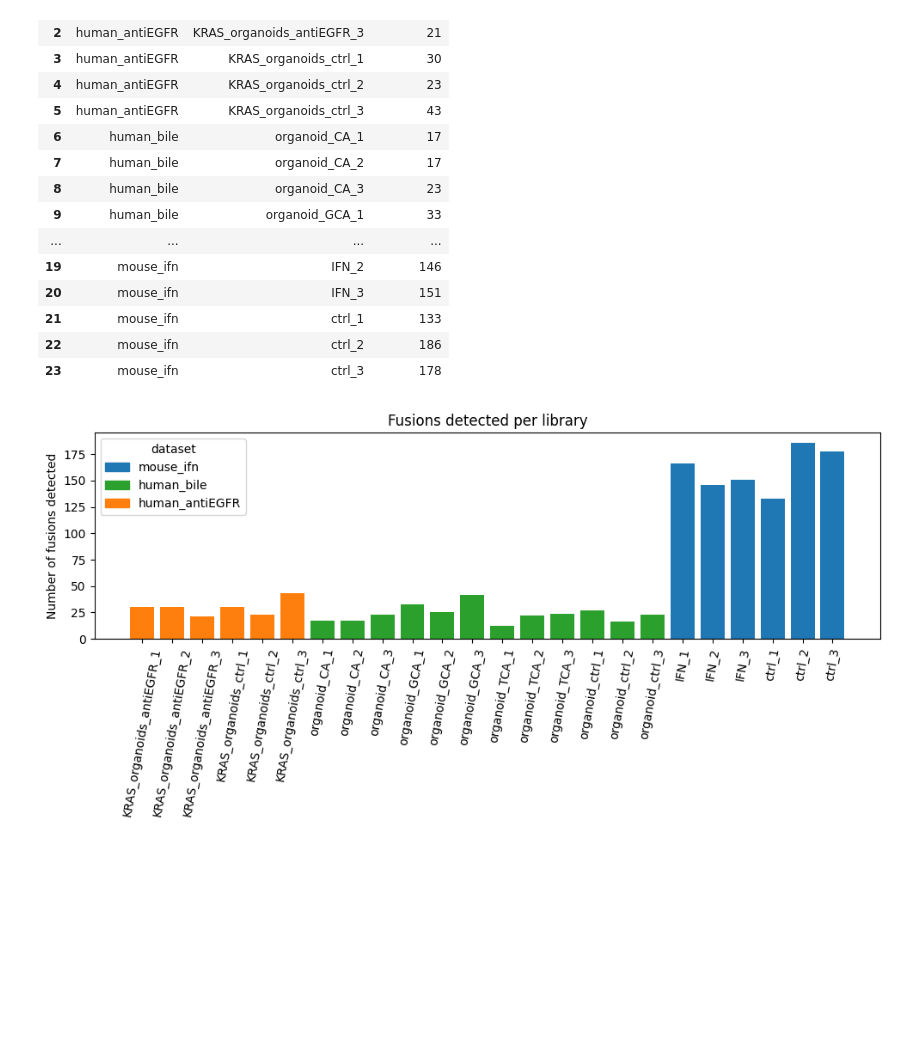
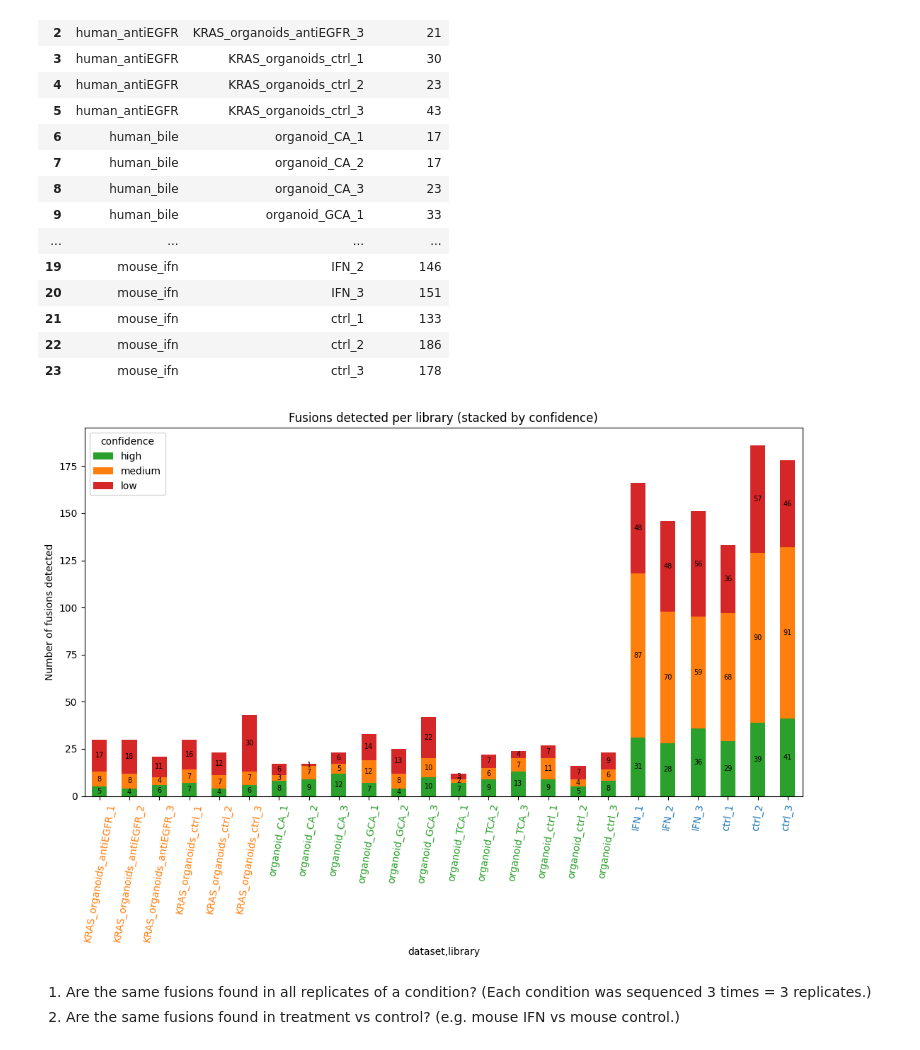
Before and after one commit to KaiserWaffles/Hackathon-2026---Fusion-Genes-in-Cancer, a Jupyter notebook: src/CRC/notebook.ipynb, the cells around one changed output. Saved outputs shown, nothing was run; the diff lists cells and outputs as text; code cells hidden in the pictures; blank space fills up the shorter version.

Commit message:
changed bar plot to stacked bar plot with confidence column; summarised replicates; find unique fusions between conditions

```diff
--- a/src/CRC/notebook.ipynb
+++ b/src/CRC/notebook.ipynb
@@ -147,31 +147,63 @@ per_library
 | 21 | mouse_ifn | ctrl_1 | 133 |
 | 22 | mouse_ifn | ctrl_2 | 186 |
 | 23 | mouse_ifn | ctrl_3 | 178 |
-# %%
-#bar chart of fusions per library, coloured by dataset.
-fig, ax = plt.subplots(figsize=(10, 5))
-
-# Give each dataset its own colour.
-colours = {"mouse_ifn": "tab:blue", "human_bile": "tab:green", "human_antiEGFR": "tab:orange"}
-bar_colours = [colours[dataset] for dataset in per_library["dataset"]]
-
-ax.bar(per_library["library"], per_library["n_fusions"], color=bar_colours)
-ax.set_ylabel("Number of fusions detected")
-ax.set_title("Fusions detected per library")
-plt.xticks(rotation=80)
-plt.tight_layout()
-
-# Build legend (one coloured square per dataset).
-import matplotlib.patches as mpatches
-handles = [mpatches.Patch(color=c, label=d) for d, c in colours.items()]
-ax.legend(handles=handles, title="dataset")
-
-plt.savefig(os.path.join(Results_Dir, "fusions_per_library.png"), dpi=150)
-plt.show()
-# %% [output]
-[figure, removed]
+# %%
+fig, ax = plt.subplots(figsize=(11, 8))
+
+# Colours for the confidence segments (the stacked layers)
+conf_colours = {"high": "tab:green", "medium": "tab:orange", "low": "tab:red"}
+
+# counts is the wide table: rows = (dataset, library), columns = high/medium/low.
+# The color list is built in column order so each layer gets the right colour.
+counts.plot(
+    kind="bar",
+    stacked=True,   # stacks the three confidence layers on top of each other.
+    ax=ax,
+    color=[conf_colours[c] for c in counts.columns])
+
+# Label count inside each segment
+# A stacked pandas plot creates one container per confidence layer
+# high, medium, low, loop and label each
+for layer in ax.containers:
+
+    # make a label per bar: the number, or "" if count = 0
+    # (blank keeps empty segments uncluttered). layer.datavalues = the heights.
+    labels = [int(v) if v > 0 else "" for v in layer.datavalues]
+    ax.bar_label(layer, labels=labels, label_type="center", fontsize=7, color="black")
+
+# The row index is a (dataset, library) pair; show only the library name on the x-axis.
+ax.set_xticklabels([library for (dataset, library) in counts.index], rotation=80)
+
+# Colour each x-tick label by its dataset
+# A colour for each dataset.
+dataset_colours = {"mouse_ifn": "tab:blue", "human_bile": "tab:green", "human_antiEGFR": "tab:orange"}
+
+# The dataset for each bar, in the same left-to-right order as the bars.
+datasets_in_order = [dataset for (dataset, library) in counts.index]
+
+# Walk through the tick-label objects and their matching dataset together,
+# and recolour each label's text.
+for tick_label, dataset in zip(ax.get_xticklabels(), datasets_in_order):
+    tick_label.set_color(dataset_colours[dataset])
+
+# Axis labels and title.
+ax.set_ylabel("Number of fusions detected")
+ax.set_title("Fusions detected per library (stacked by confidence)")
+confidence_legend = ax.legend(title="confidence", loc="upper left")
+
+plt.tight_layout()
+plt.savefig(os.path.join(Results_Dir, "fusions_per_library_stacked.png"), dpi=300)
+plt.show()
+# %% [output]
+[figure, added]
 # %%
 # Save the full collated table and the per library summary as CSV files.
 # CSV files open in Excel and are easy to share with collaborators.
 fusions.to_csv(os.path.join(Results_Dir, "all_fusions_collated.csv"), index=False)
 per_library.to_csv(os.path.join(Results_Dir, "fusions_per_library.csv"), index=False)
+# %% [markdown]
+
+1. Are the same fusions found in all replicates of a condition?
+   (Each condition was sequenced 3 times = 3 replicates.)
+2. Are the same fusions found in treatment vs control?
+   (e.g. mouse IFN vs mouse control.)
```
Also changed, not shown: parts of 3 cells of this notebook.
